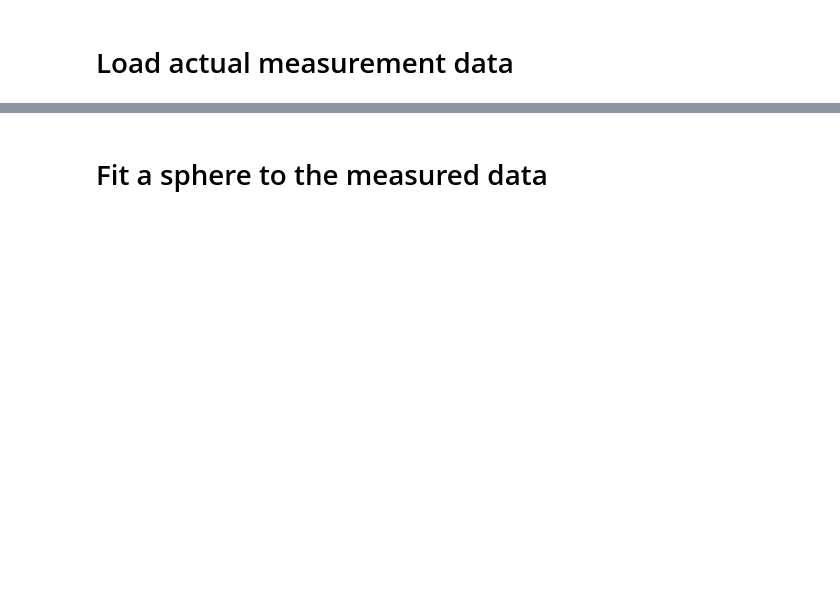
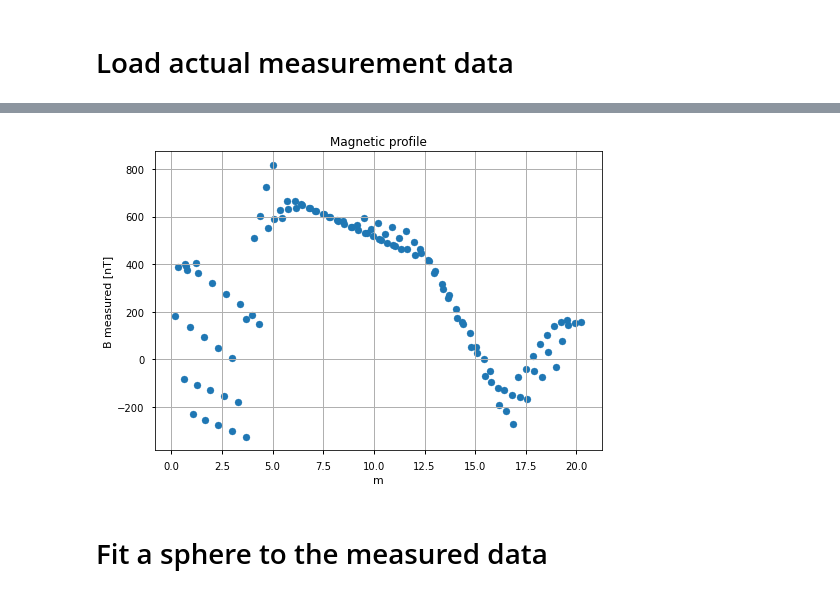
Before and after one commit to JuliusHen/Geophyphox-Excursion, a Jupyter notebook: Excursion 2022/Excursion Notebooks/Magnetics_modeling_and_inversion.ipynb, the cells around one changed output, grey strips where cells are left out. Drawn from its saved outputs; the diff is of its cells as text; code cells hidden in the pictures; blank space fills up the shorter version.

```diff
--- a/Excursion 2022/Excursion Notebooks/Magnetics_modeling_and_inversion.ipynb
+++ b/Excursion 2022/Excursion Notebooks/Magnetics_modeling_and_inversion.ipynb
@@ -111,5 +119,5 @@ print("Deviation from (magnetic) north = %.2f°" % np.rad2deg(alpha_mes))
 # %% [markdown]
 # Load actual measurement data
 # %%
-data = pd.read_csv(r"C:\Users\julik\sciebo\Master\Geophyphox\Excursion 2022\Student Data\Profiles\profile_interpolated.csv")
+data = pd.read_csv(r"C:\Users\julik\sciebo\Master\Geophyphox\Excursion 2022\G-858\Groups\Profiles\profile_interpolated.csv")
 data.head()
@@ -116,9 +131,14 @@ data.head()
 # %%
 x_mes = data["Measured distance"]
 B_mes = data["Measured anomaly"]
 
-plt.figure()
-plt.plot(x_mes, B_mes, "ro")
+fig,ax = plt.subplots()
+
+ax.scatter(x_mes,B_mes)
+ax.set(title="Magnetic profile",xlabel="m",ylabel="B measured [nT]");
+ax.grid()
+# %% [output]
+[figure, added]
 # %% [markdown]
 # Fit a sphere to the measured data
 # %%
```
Also changed, not shown: parts of 13 cells of this notebook, 2 other files.
